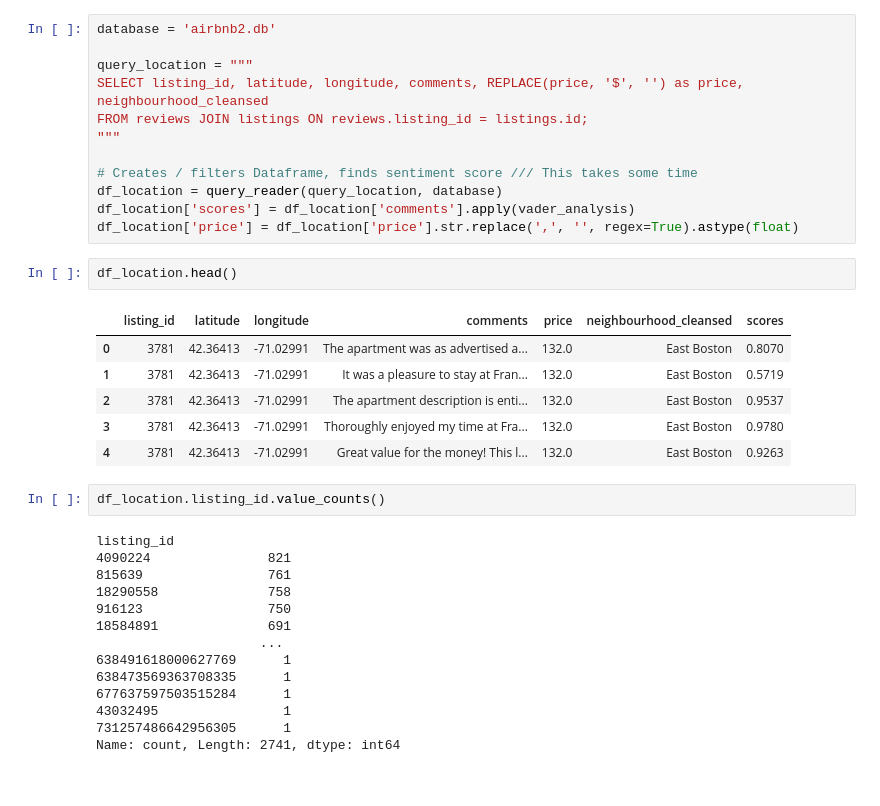
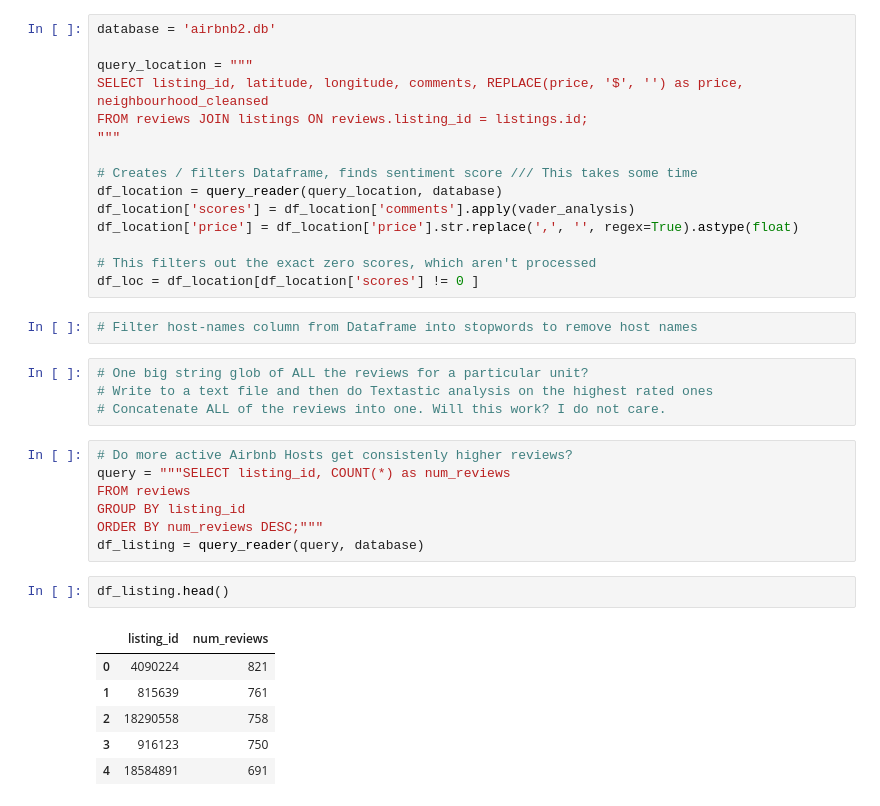
Before and after one commit to Dwight836/Airbnb-Project, a Jupyter notebook: sentiment_analysis.ipynb, the cells around one changed output. Drawn from its saved outputs; the diff is of its cells as text.

```diff
--- a/sentiment_analysis.ipynb
+++ b/sentiment_analysis.ipynb
@@ -17,28 +30,28 @@ FROM reviews JOIN listings ON reviews.listing_id = listings.id;
 df_location = query_reader(query_location, database)
 df_location['scores'] = df_location['comments'].apply(vader_analysis)
 df_location['price'] = df_location['price'].str.replace(',', '', regex=True).astype(float)
+
+# This filters out the exact zero scores, which aren't processed
+df_loc = df_location[df_location['scores'] != 0 ]
+# %%
+# Filter host-names column from Dataframe into stopwords to remove host names
+# %%
+# One big string glob of ALL the reviews for a particular unit?
+# Write to a text file and then do Textastic analysis on the highest rated ones
+# Concatenate ALL of the reviews into one. Will this work? I do not care.
+# %%
+# Do more active Airbnb Hosts get consistenly higher reviews?
+query = """SELECT listing_id, COUNT(*) as num_reviews
+FROM reviews
+GROUP BY listing_id
+ORDER BY num_reviews DESC;"""
+df_listing = query_reader(query, database)
 # %%
-df_location.head()
+df_listing.head()
 # %% [output]
-|  | listing_id | latitude | longitude | comments | price | neighbourhood_cleansed | scores |
-| 0 | 3781 | 42.36413 | -71.02991 | The apartment was as advertised a... | 132.0 | East Boston | 0.8070 |
-| 1 | 3781 | 42.36413 | -71.02991 | It was a pleasure to stay at Fran... | 132.0 | East Boston | 0.5719 |
-| 2 | 3781 | 42.36413 | -71.02991 | The apartment description is enti... | 132.0 | East Boston | 0.9537 |
-| 3 | 3781 | 42.36413 | -71.02991 | Thoroughly enjoyed my time at Fra... | 132.0 | East Boston | 0.9780 |
-| 4 | 3781 | 42.36413 | -71.02991 | Great value for the money! This l... | 132.0 | East Boston | 0.9263 |
+|  | listing_id | num_reviews |
+| 0 | 4090224 | 821 |
+| 1 | 815639 | 761 |
+| 2 | 18290558 | 758 |
+| 3 | 916123 | 750 |
+| 4 | 18584891 | 691 |
-# %%
-df_location.listing_id.value_counts()
-# %% [output]
-listing_id
-4090224               821
-815639                761
-18290558              758
-916123                750
-18584891              691
-                     ...
-638491618000627769      1
-638473569363708335      1
-677637597503515284      1
-43032495                1
-731257486642956305      1
-Name: count, Length: 2741, dtype: int64
```
Also changed, not shown: parts of 23 cells of this notebook, 3 other files.
